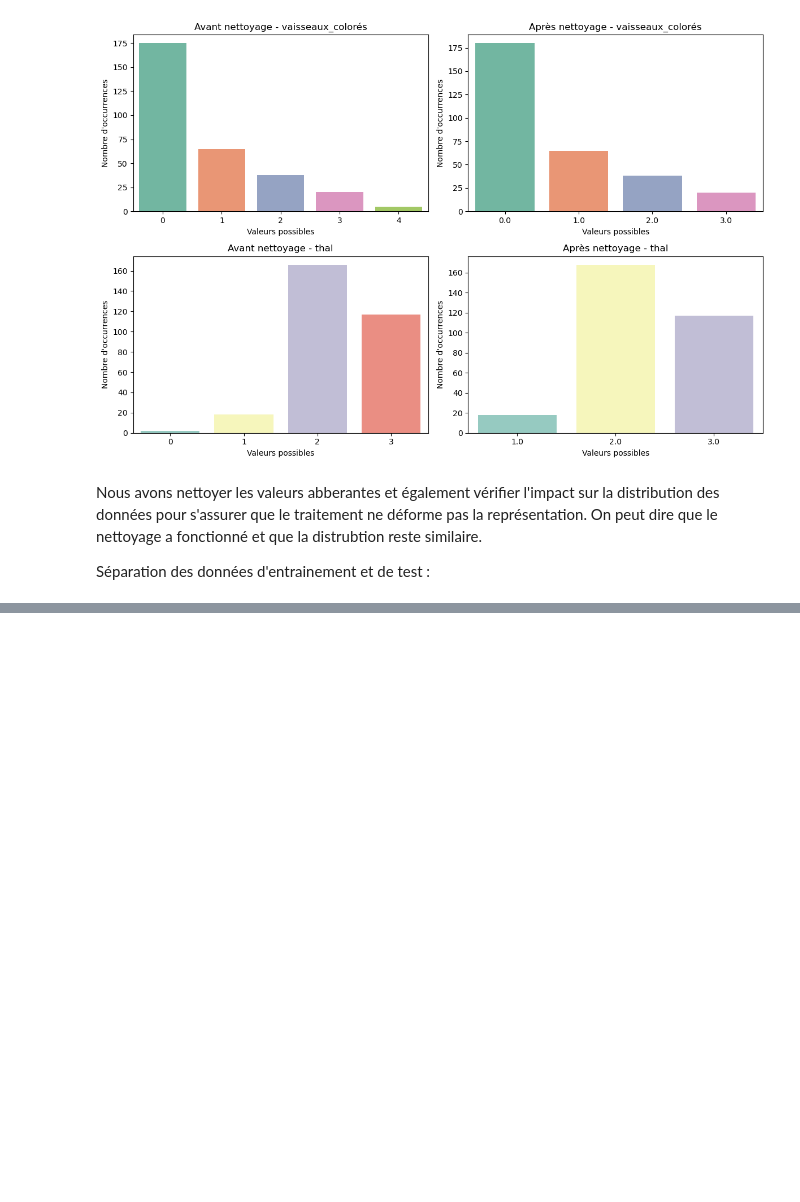
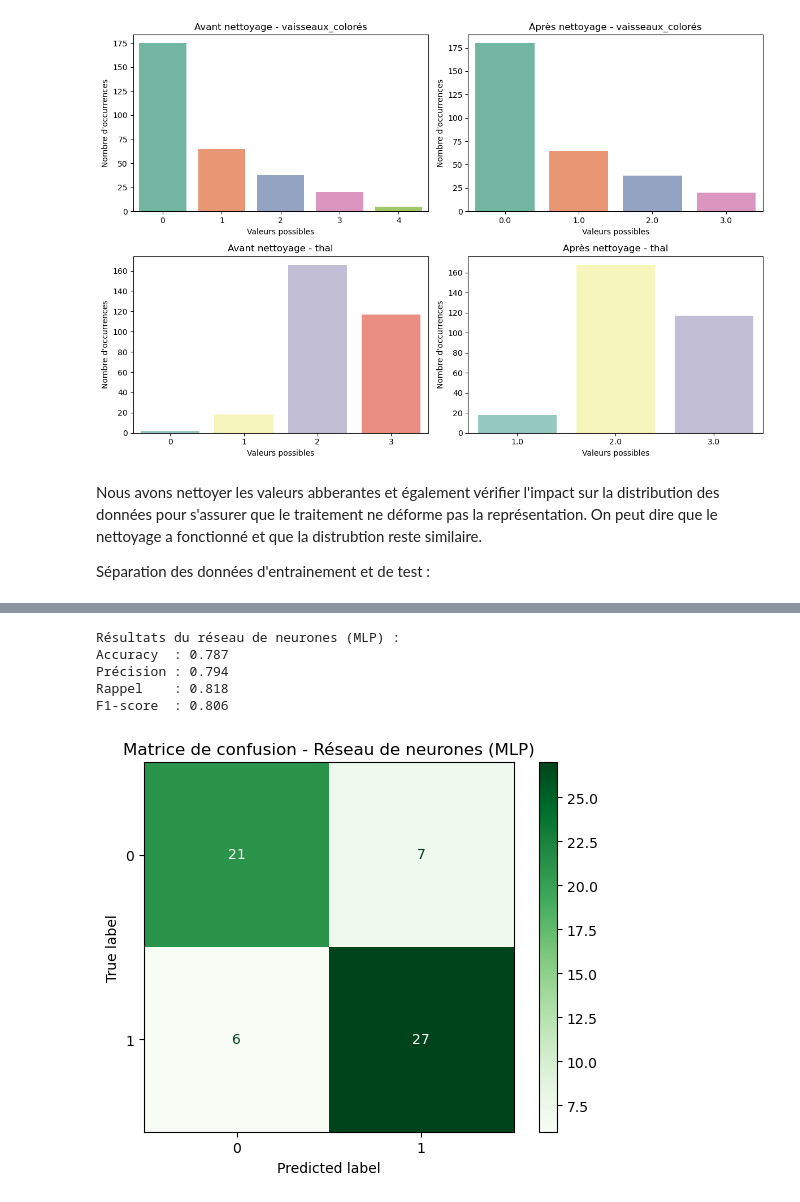
Before and after one commit to Rlang01/Robin-Laurette-Prediction-de-maladies-cardiaques, a Jupyter notebook: Projet-Partie4-1.ipynb, the cells around one changed output, grey strips where cells are left out. Saved outputs shown, nothing was run; the diff lists cells and outputs as text; code cells hidden in the pictures; blank space fills up the shorter version.

```diff
--- a/Projet-Partie4-1.ipynb
+++ b/Projet-Partie4-1.ipynb
@@ -474,0 +643,43 @@ for var in variables:
+# %%
+from sklearn.neural_network import MLPClassifier
+from sklearn.metrics import ConfusionMatrixDisplay
+
+# Pipeline complet : préprocesseur + modèle
+mlp_model = Pipeline(steps=[
+    ('preprocessor', preprocessor),
+    ('classifier', MLPClassifier(hidden_layer_sizes=(64, 32),
+                                 activation='relu',
+                                 solver='adam',
+                                 max_iter=1000,
+                                 random_state=42))
+])
+
+# Entraînement
+mlp_model.fit(X_train, y_train)
+
+# Prédictions
+y_pred_mlp = mlp_model.predict(X_test)
+
+# Évaluation
+acc = accuracy_score(y_test, y_pred_mlp)
+prec = precision_score(y_test, y_pred_mlp)
+rec = recall_score(y_test, y_pred_mlp)
+f1 = f1_score(y_test, y_pred_mlp)
+
+print("Résultats du réseau de neurones (MLP) :")
+print(f"Accuracy  : {acc:.3f}")
+print(f"Précision : {prec:.3f}")
+print(f"Rappel    : {rec:.3f}")
+print(f"F1-score  : {f1:.3f}")
+
+# Matrice de confusion
+disp = ConfusionMatrixDisplay.from_estimator(mlp_model, X_test, y_test, cmap='Greens')
+disp.ax_.set_title("Matrice de confusion - Réseau de neurones (MLP)")
+plt.show()
+# %% [output]
+Résultats du réseau de neurones (MLP) :
+Accuracy  : 0.787
+Précision : 0.794
+Rappel    : 0.818
+F1-score  : 0.806
+[figure, added]
```
Also changed, not shown: parts of 27 cells of this notebook.
